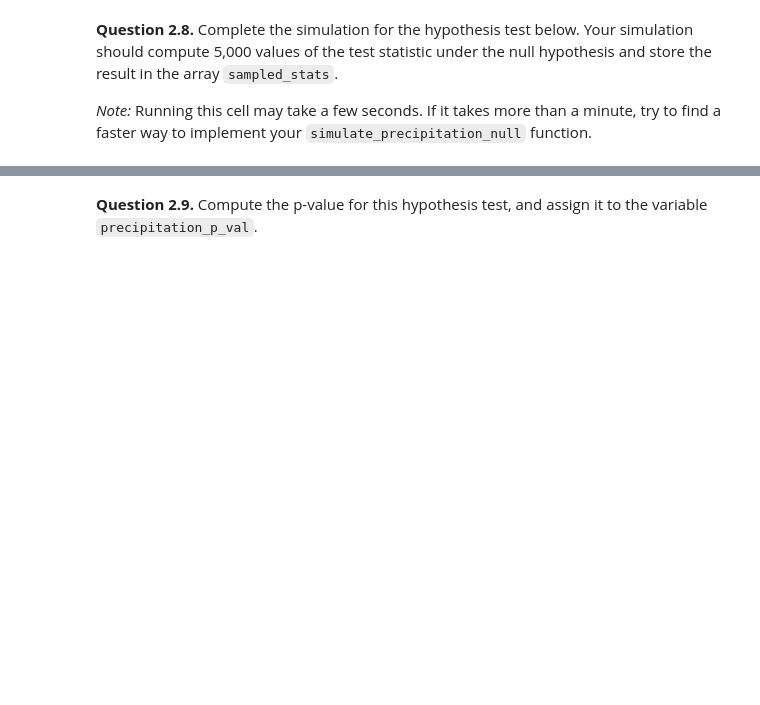
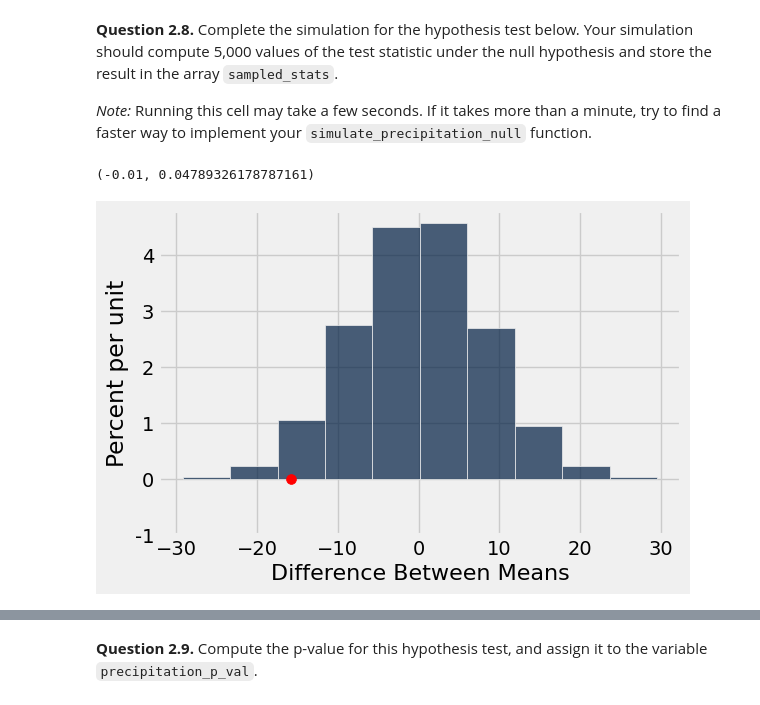
Before and after one commit to shatha-alhazbi/gaza-through-data, a Jupyter notebook: Part A/project.ipynb, the cells around one changed output, grey strips where cells are left out. Drawn from its saved outputs; the diff is of its cells as text; code cells hidden in the pictures; blank space fills up the shorter version.

```diff
--- a/Part A/project.ipynb
+++ b/Part A/project.ipynb
@@ -413,5 +421,5 @@ southwest.show(5)
 1. `"Year"`: The year (a number)
 2. `"Precipitation"`: The total precipitation in all 13 southwestern cities that year
 # %%
-totals = ...
+totals = southwest.drop('City').group('Year', collect=np.sum).relabeled('Total Precipitation sum', 'Precipitation')
 totals
@@ -462,5 +488,5 @@ Then, construct an overlaid histogram of two observed distributions: the total p
 *Note*: Use the provided `bins` when creating your histogram, and do not re-assign the `southwest` table. Feel free to use as many lines as you need!
 # %%
 bins = np.arange(85, 215+1, 13)
-drought = ...
-...
+drought = totals.with_column('Label', totals.apply(drought_label, 'Year')).drop(0)
+drought
@@ -503,7 +544,8 @@ First, complete the function `test_statistic`. It should take in a two-column ta
 Then, use the function you define to assign `observed_statistic` to the observed test statistic.
 # %%
 def test_statistic(t):
-    ...
+    t_with_averages = t.group('Label', collect = np.average)
+    return t_with_averages.column(1).item(0) - t_with_averages.column(1).item(1)
 
-observed_statistic = ...
+observed_statistic = test_statistic(drought)
 observed_statistic
@@ -517,7 +563,7 @@ Now that we have defined our hypotheses and test statistic, we are ready to cond
 *Hint*: Using `t.with_column(...)` with a column name that already exists in a table `t` will replace that column with the newly specified values.
 # %%
 def simulate_precipitation_null():
-    ...
+    return test_statistic(drought.with_column('Precipitation', drought.sample(with_replacement = False).column('Precipitation')))
 
 # Run your function a couple times to make sure that it works
 simulate_precipitation_null()
@@ -528,13 +578,16 @@ grader.check("q2_7")
 
 *Note:* Running this cell may take a few seconds. If it takes more than a minute, try to find a faster way to implement your `simulate_precipitation_null` function.
 # %%
-sampled_stats = ...
+sampled_stats = []
 
-...
+for i in range(5000): sampled_stats = np.append(sampled_stats, simulate_precipitation_null())
 
 # Do not change these lines
 Table().with_column('Difference Between Means', sampled_stats).hist()
-plt.scatter(observed_statistic, 0, c="r", s=50);
-plt.ylim(-0.01);
+plt.scatter(observed_statistic, 0, c="r", s=50)
+plt.ylim(-0.01)
+# %% [output]
+(-0.01, 0.04789326178787161)
+[figure, added]
 # %%
 grader.check("q2_8")
```
Also changed, not shown: parts of 17 cells of this notebook, 2 other files.
